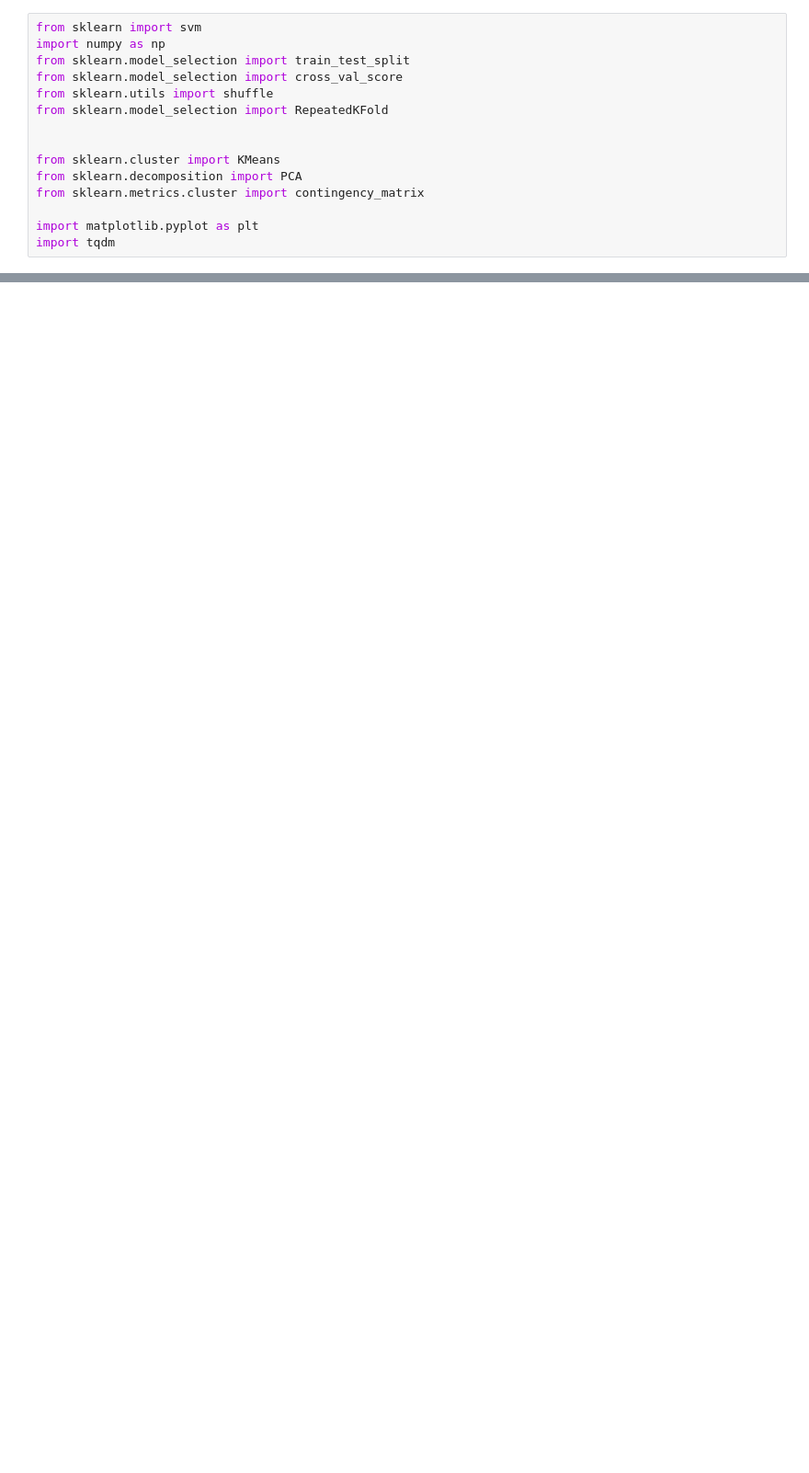
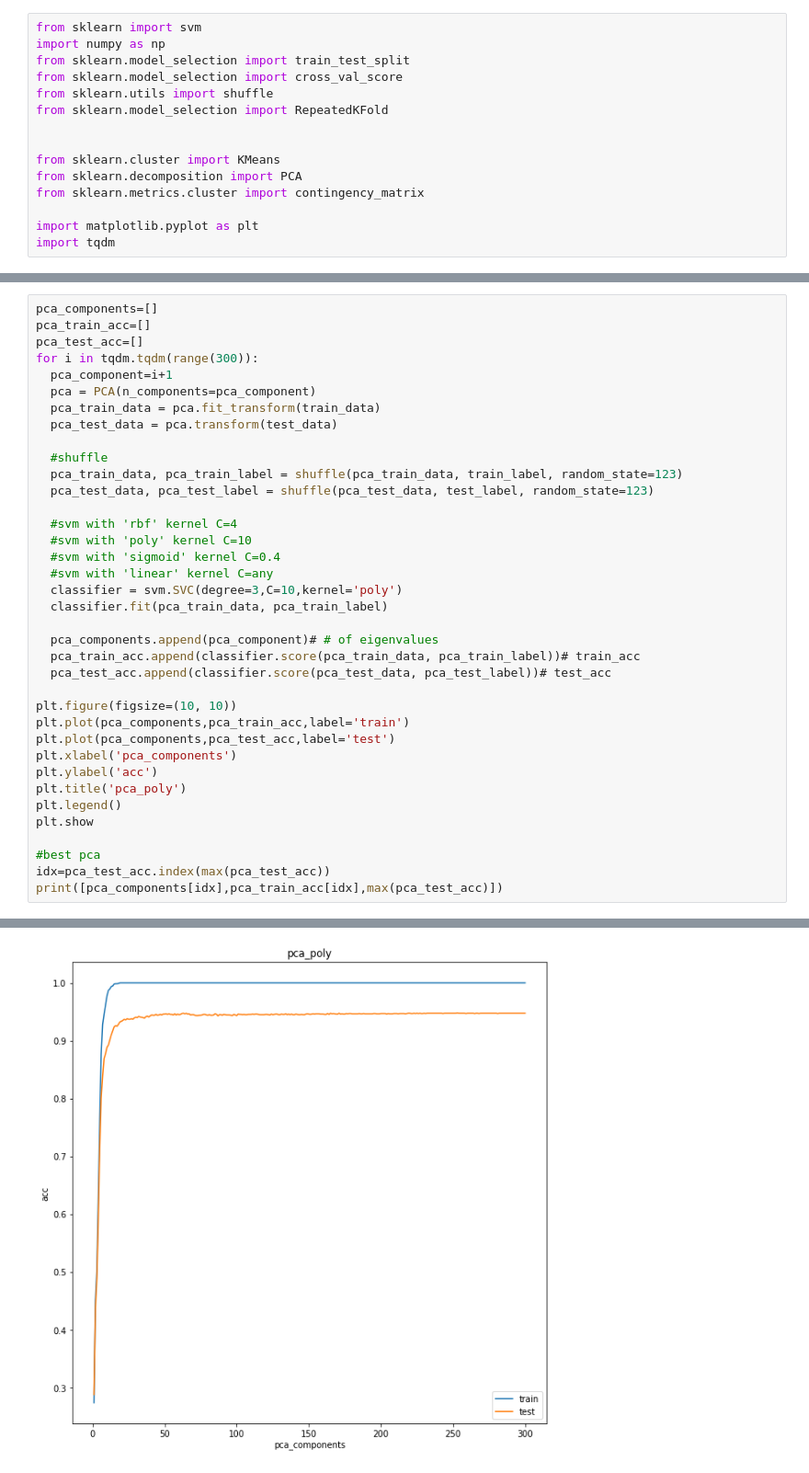
Before and after one commit to wanruu/CS5487, a Jupyter notebook: pca_svm_poly.ipynb, the cells around one changed output, grey strips where cells are left out. Shown: that part at 92% size. Cells and saved outputs as stored; diff of their text form; blank space fills up the shorter version.

```diff
--- a/pca_svm_poly.ipynb
+++ b/pca_svm_poly.ipynb
@@ -65,0 +65,38 @@ print([pca_components[idx],pca_train_acc[idx],max(pca_test_acc)])
+# %%
+pca_components=[]
+pca_train_acc=[]
+pca_test_acc=[]
+for i in tqdm.tqdm(range(300)):
+  pca_component=i+1
+  pca = PCA(n_components=pca_component)
+  pca_train_data = pca.fit_transform(train_data)
+  pca_test_data = pca.transform(test_data)
+
+  #shuffle
+  pca_train_data, pca_train_label = shuffle(pca_train_data, train_label, random_state=123)
+  pca_test_data, pca_test_label = shuffle(pca_test_data, test_label, random_state=123)
+
+  #svm with 'rbf' kernel C=4
+  #svm with 'poly' kernel C=10
+  #svm with 'sigmoid' kernel C=0.4
+  #svm with 'linear' kernel C=any
+  classifier = svm.SVC(degree=3,C=10,kernel='poly')
+  classifier.fit(pca_train_data, pca_train_label)
+
+  pca_components.append(pca_component)# # of eigenvalues
+  pca_train_acc.append(classifier.score(pca_train_data, pca_train_label))# train_acc
+  pca_test_acc.append(classifier.score(pca_test_data, pca_test_label))# test_acc
+
+plt.figure(figsize=(10, 10))
+plt.plot(pca_components,pca_train_acc,label='train')
+plt.plot(pca_components,pca_test_acc,label='test')
+plt.xlabel('pca_components')
+plt.ylabel('acc')
+plt.title('pca_poly')
+plt.legend()
+plt.show
+
+#best pca
+idx=pca_test_acc.index(max(pca_test_acc))
+print([pca_components[idx],pca_train_acc[idx],max(pca_test_acc)])
+# %% [output]
@@ -65,0 +104 @@ print([pca_components[idx],pca_train_acc[idx],max(pca_test_acc)])
+[figure, added]
```
Also changed, not shown: parts of 5 cells of this notebook.
